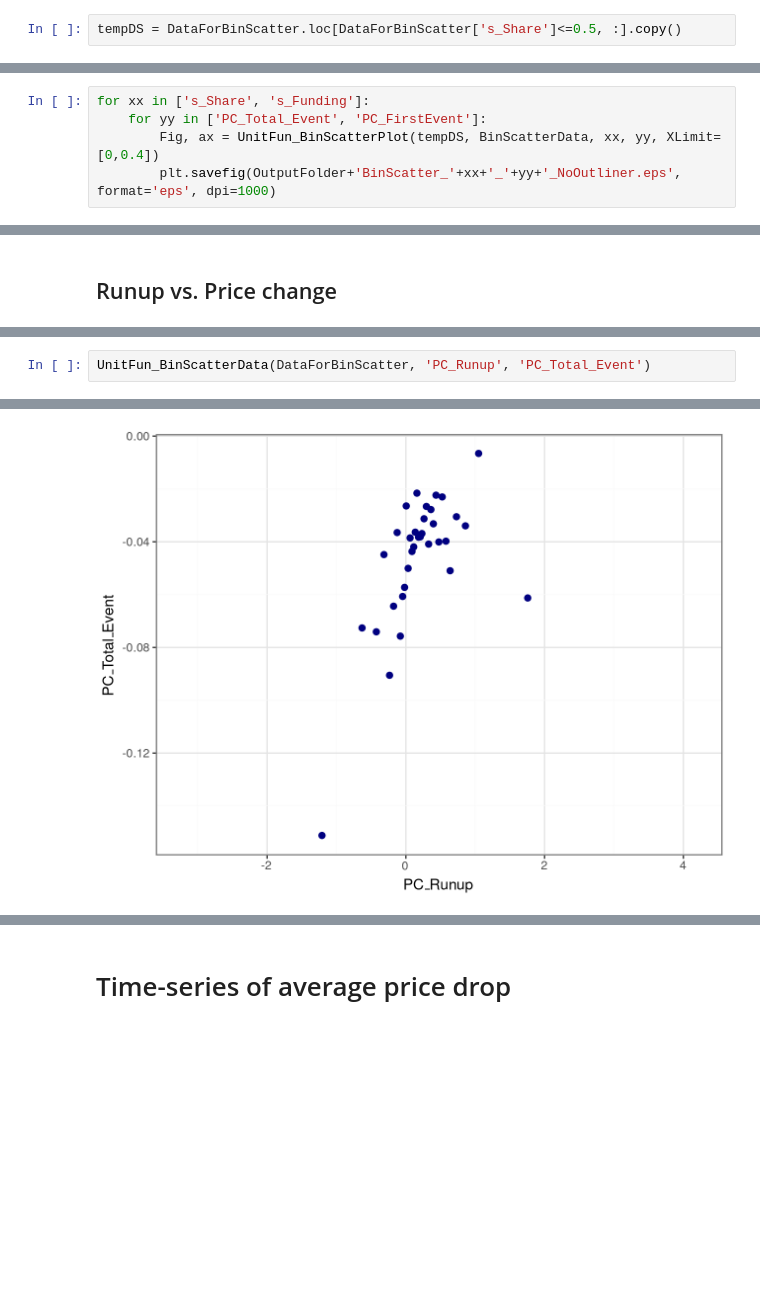
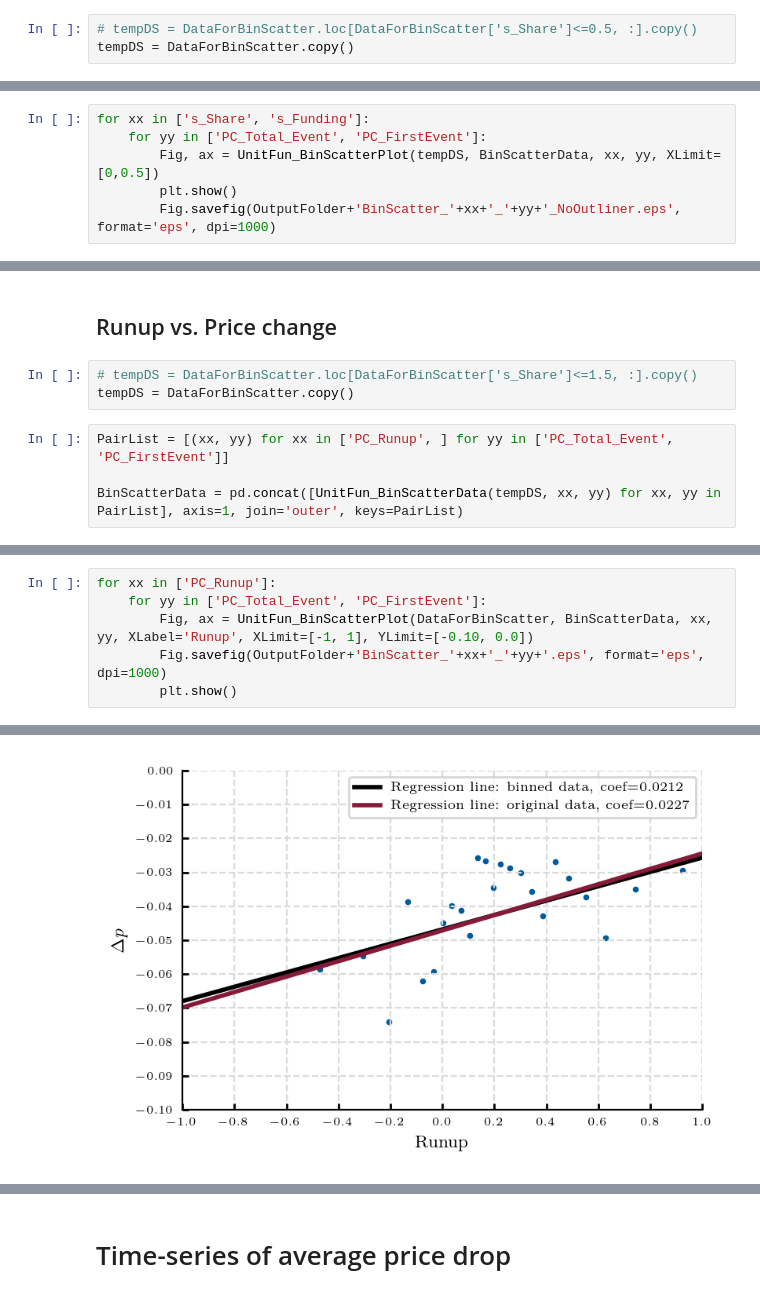
Before and after one commit to XingGuoEcon/FirmHete_AsymInfo_Empirical, a Jupyter notebook: Micro_data/codes/3_Analysis_2_PriceChange_Distribution.ipynb, the cells around one changed output, grey strips where cells are left out. Drawn from its saved outputs; the diff is of its cells as text; blank space fills up the shorter version.

```diff
--- a/Micro_data/codes/3_Analysis_2_PriceChange_Distribution.ipynb
+++ b/Micro_data/codes/3_Analysis_2_PriceChange_Distribution.ipynb
@@ -209,5 +370,6 @@ WARNING:matplotlib.backends.backend_ps:The PostScript backend does not support t
 # %%
-tempDS = DataForBinScatter.loc[DataForBinScatter['s_Share']<=0.5, :].copy()
+# tempDS = DataForBinScatter.loc[DataForBinScatter['s_Share']<=0.5, :].copy()
+tempDS = DataForBinScatter.copy()
 # %%
 PairList = [(xx, yy) for xx in ['s_Share', 's_Funding'] for yy in ['PC_Total_Event', 'PC_FirstEvent']]
 
@@ -220,6 +382,7 @@ BinScatterData = pd.concat([UnitFun_BinScatterData(tempDS, xx, yy) for xx, yy in
 # %%
 for xx in ['s_Share', 's_Funding']:
     for yy in ['PC_Total_Event', 'PC_FirstEvent']:
-        Fig, ax = UnitFun_BinScatterPlot(tempDS, BinScatterData, xx, yy, XLimit=[0,0.4])
-        plt.savefig(OutputFolder+'BinScatter_'+xx+'_'+yy+'_NoOutliner.eps', format='eps', dpi=1000)
+        Fig, ax = UnitFun_BinScatterPlot(tempDS, BinScatterData, xx, yy, XLimit=[0,0.5])
+        plt.show()
+        Fig.savefig(OutputFolder+'BinScatter_'+xx+'_'+yy+'_NoOutliner.eps', format='eps', dpi=1000)
 # %% [output]
@@ -230,2 +397,9 @@ WARNING:matplotlib.backends.backend_ps:The PostScript backend does not support t
 # %% [markdown]
 ## Runup vs. Price change
+# %%
+# tempDS = DataForBinScatter.loc[DataForBinScatter['s_Share']<=1.5, :].copy()
+tempDS = DataForBinScatter.copy()
+# %%
+PairList = [(xx, yy) for xx in ['PC_Runup', ] for yy in ['PC_Total_Event', 'PC_FirstEvent']]
+
+BinScatterData = pd.concat([UnitFun_BinScatterData(tempDS, xx, yy) for xx, yy in PairList], axis=1, join='outer', keys=PairList)
@@ -232,3 +409,7 @@ WARNING:matplotlib.backends.backend_ps:The PostScript backend does not support t
 # %%
-UnitFun_BinScatterData(DataForBinScatter, 'PC_Runup', 'PC_Total_Event')
+for xx in ['PC_Runup']:
+    for yy in ['PC_Total_Event', 'PC_FirstEvent']:
+        Fig, ax = UnitFun_BinScatterPlot(DataForBinScatter, BinScatterData, xx, yy, XLabel='Runup', XLimit=[-1, 1], YLimit=[-0.10, 0.0])
+        Fig.savefig(OutputFolder+'BinScatter_'+xx+'_'+yy+'.eps', format='eps', dpi=1000)
+        plt.show()
 # %% [output]
@@ -235 +417 @@ UnitFun_BinScatterData(DataForBinScatter, 'PC_Runup', 'PC_Total_Event')
-[figure, old version]
+[figure, new version]
```
Also changed, not shown: parts of 76 cells of this notebook, 7 other files.
